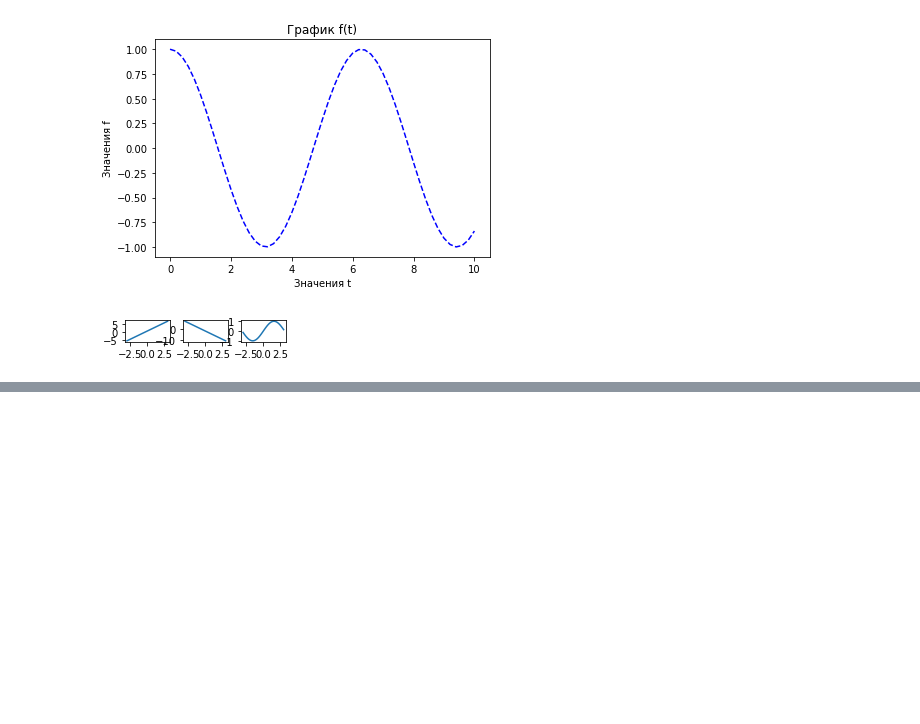
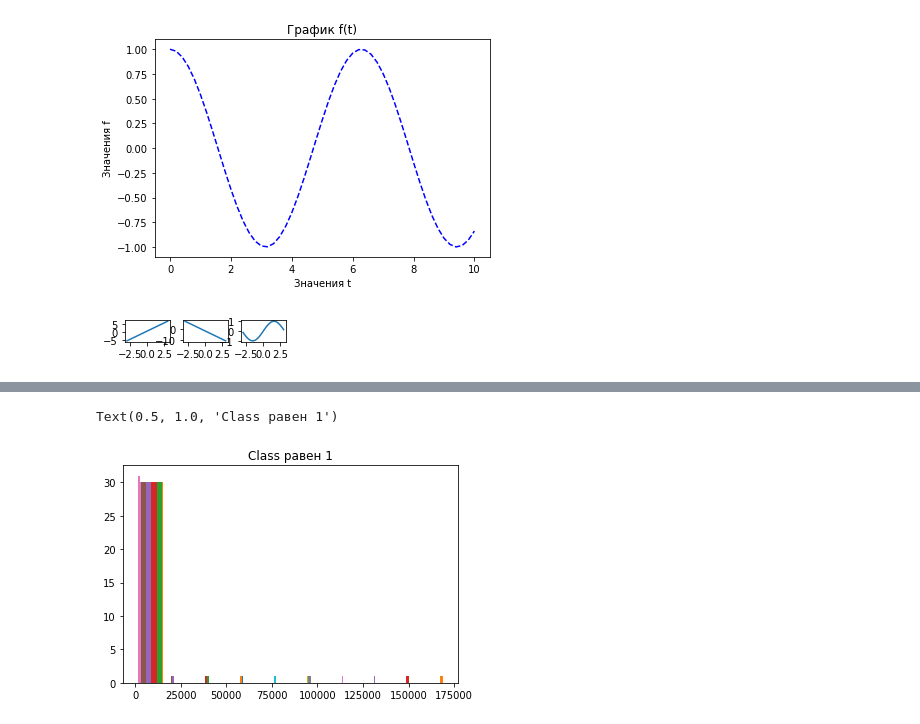
Before and after one commit to noski927/dspractise_21, a Jupyter notebook: matplot_220221.ipynb, the cells around one changed output, grey strips where cells are left out. Saved outputs shown, nothing was run; the diff lists cells and outputs as text; code cells hidden in the pictures; blank space fills up the shorter version.

```diff
--- a/matplot_220221.ipynb
+++ b/matplot_220221.ipynb
@@ -75,0 +73,6 @@ bar_data['err'] = pokemon['Type 1'].value_counts().std()
+# %%
+plt.hist(df[df['Class']==1],density=)
+plt.title('Class равен 1')
+# %% [output]
+Text(0.5, 1.0, 'Class равен 1')
+[figure, added]
```
Also changed, not shown: parts of 5 cells of this notebook.
